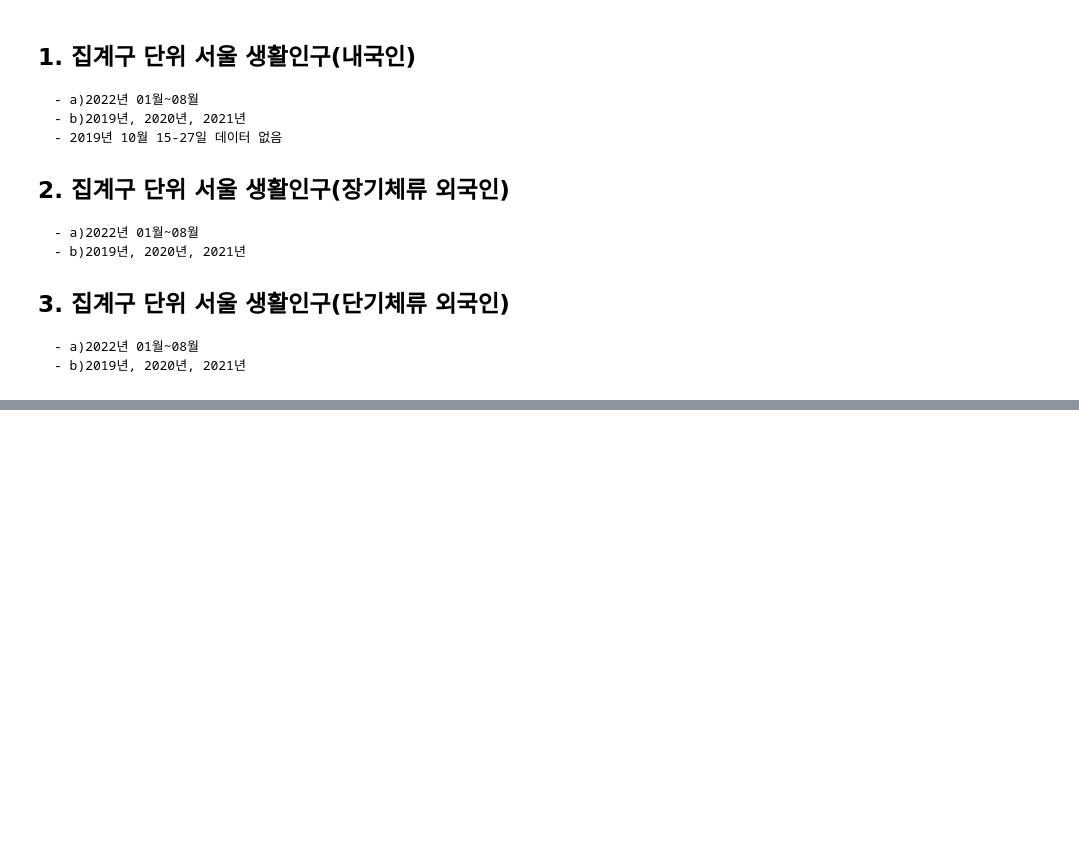
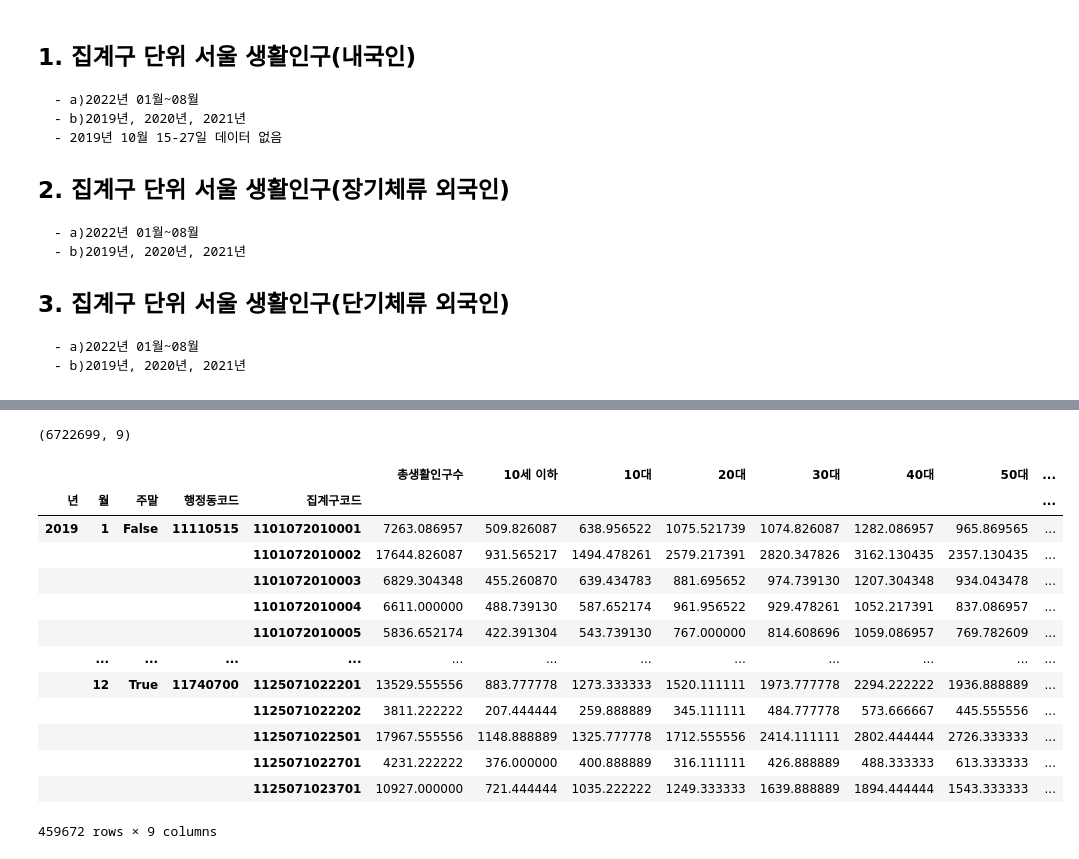
Before and after one commit to syshin0116/Dacon, a Jupyter notebook: code/서울시 집계구단위 생활인구.ipynb, the cells around one changed output, grey strips where cells are left out. Saved outputs shown, nothing was run; the diff lists cells and outputs as text; code cells hidden in the pictures; blank space fills up the shorter version.

```diff
--- a/code/서울시 집계구단위 생활인구.ipynb
+++ b/code/서울시 집계구단위 생활인구.ipynb
@@ -166,0 +218,4 @@ local_people_2019_df = data_process(local_people_2019_list, "./data/집계동
+# %%
+local_people_2019_df.shape
+# %% [output]
+(6722699, 9)
@@ -166,0 +224,17 @@ local_people_2019_df = data_process(local_people_2019_list, "./data/집계동
+# %%
+local_people_2019_df_month
+# %% [output]
+|  |  |  |  |  | 총생활인구수 | 10세 이하 | 10대 | 20대 | 30대 | 40대 | 50대 | ... |
+| 년 | 월 | 주말 | 행정동코드 | 집계구코드 |  |  |  |  |  |  |  | ... |
+| 2019 | 1 | False | 11110515 | 1101072010001 | 7263.086957 | 509.826087 | 638.956522 | 1075.521739 | 1074.826087 | 1282.086957 | 965.869565 | ... |
+|  |  |  |  | 1101072010002 | 17644.826087 | 931.565217 | 1494.478261 | 2579.217391 | 2820.347826 | 3162.130435 | 2357.130435 | ... |
+|  |  |  |  | 1101072010003 | 6829.304348 | 455.260870 | 639.434783 | 881.695652 | 974.739130 | 1207.304348 | 934.043478 | ... |
+|  |  |  |  | 1101072010004 | 6611.000000 | 488.739130 | 587.652174 | 961.956522 | 929.478261 | 1052.217391 | 837.086957 | ... |
+|  |  |  |  | 1101072010005 | 5836.652174 | 422.391304 | 543.739130 | 767.000000 | 814.608696 | 1059.086957 | 769.782609 | ... |
+|  | ... | ... | ... | ... | ... | ... | ... | ... | ... | ... | ... | ... |
+|  | 12 | True | 11740700 | 1125071022201 | 13529.555556 | 883.777778 | 1273.333333 | 1520.111111 | 1973.777778 | 2294.222222 | 1936.888889 | ... |
+|  |  |  |  | 1125071022202 | 3811.222222 | 207.444444 | 259.888889 | 345.111111 | 484.777778 | 573.666667 | 445.555556 | ... |
+|  |  |  |  | 1125071022501 | 17967.555556 | 1148.888889 | 1325.777778 | 1712.555556 | 2414.111111 | 2802.444444 | 2726.333333 | ... |
+|  |  |  |  | 1125071022701 | 4231.222222 | 376.000000 | 400.888889 | 316.111111 | 426.888889 | 488.333333 | 613.333333 | ... |
+|  |  |  |  | 1125071023701 | 10927.000000 | 721.444444 | 1035.222222 | 1249.333333 | 1639.888889 | 1894.444444 | 1543.333333 | ... |
+459672 rows × 9 columns
```
Also changed, not shown: parts of 12 cells of this notebook.
